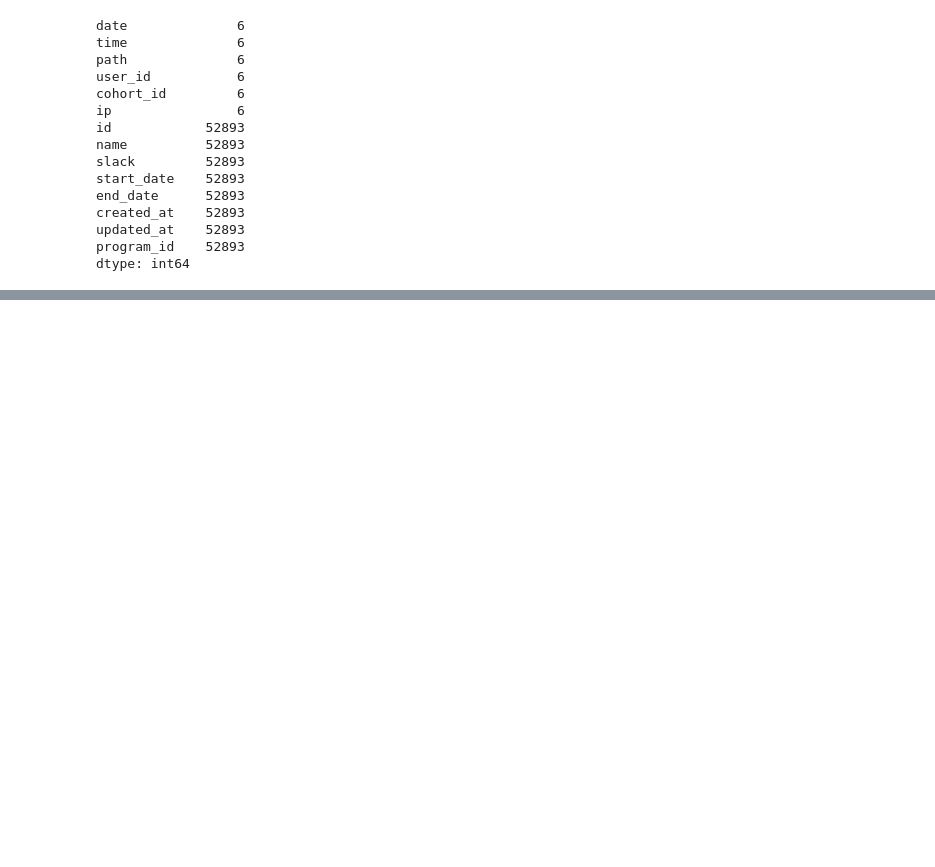
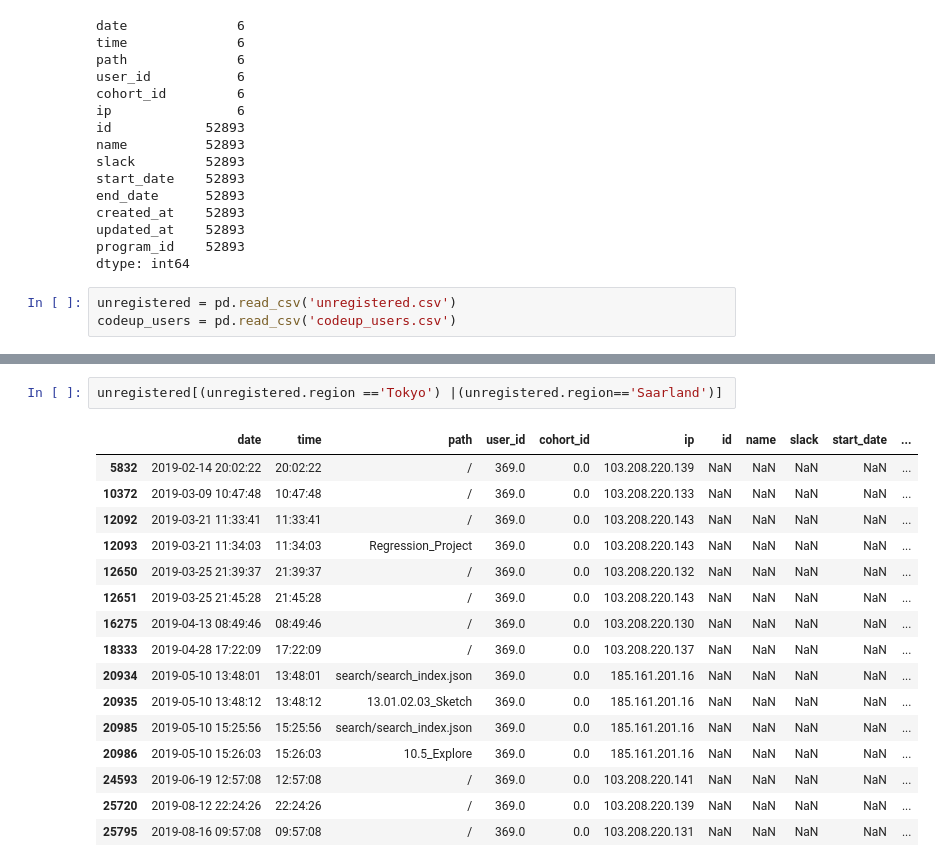
Before and after one commit to AACKV/anomaly_detection_project, a Jupyter notebook: Kyles_notebook.ipynb, the cells around one changed output, grey strips where cells are left out. Cells and saved outputs as stored; diff of their text form; blank space fills up the shorter version.

```diff
--- a/Kyles_notebook.ipynb
+++ b/Kyles_notebook.ipynb
@@ -1147,3 +1147,6 @@ created_at    52893
 updated_at    52893
 program_id    52893
 dtype: int64
+# %%
+unregistered = pd.read_csv('unregistered.csv')
+codeup_users = pd.read_csv('codeup_users.csv')
@@ -1149,0 +1261,19 @@ dtype: int64
+# %%
+unregistered[(unregistered.region =='Tokyo') |(unregistered.region=='Saarland')]
+# %% [output]
+|  | date | time | path | user_id | cohort_id | ip | id | name | slack | start_date | ... |
+| 5832 | 2019-02-14 20:02:22 | 20:02:22 | / | 369.0 | 0.0 | 103.208.220.139 | NaN | NaN | NaN | NaN | ... |
+| 10372 | 2019-03-09 10:47:48 | 10:47:48 | / | 369.0 | 0.0 | 103.208.220.133 | NaN | NaN | NaN | NaN | ... |
+| 12092 | 2019-03-21 11:33:41 | 11:33:41 | / | 369.0 | 0.0 | 103.208.220.143 | NaN | NaN | NaN | NaN | ... |
+| 12093 | 2019-03-21 11:34:03 | 11:34:03 | Regression_Project | 369.0 | 0.0 | 103.208.220.143 | NaN | NaN | NaN | NaN | ... |
+| 12650 | 2019-03-25 21:39:37 | 21:39:37 | / | 369.0 | 0.0 | 103.208.220.132 | NaN | NaN | NaN | NaN | ... |
+| 12651 | 2019-03-25 21:45:28 | 21:45:28 | / | 369.0 | 0.0 | 103.208.220.143 | NaN | NaN | NaN | NaN | ... |
+| 16275 | 2019-04-13 08:49:46 | 08:49:46 | / | 369.0 | 0.0 | 103.208.220.130 | NaN | NaN | NaN | NaN | ... |
+| 18333 | 2019-04-28 17:22:09 | 17:22:09 | / | 369.0 | 0.0 | 103.208.220.137 | NaN | NaN | NaN | NaN | ... |
+| 20934 | 2019-05-10 13:48:01 | 13:48:01 | search/search_index.json | 369.0 | 0.0 | 185.161.201.16 | NaN | NaN | NaN | NaN | ... |
+| 20935 | 2019-05-10 13:48:12 | 13:48:12 | 13.01.02.03_Sketch | 369.0 | 0.0 | 185.161.201.16 | NaN | NaN | NaN | NaN | ... |
+| 20985 | 2019-05-10 15:25:56 | 15:25:56 | search/search_index.json | 369.0 | 0.0 | 185.161.201.16 | NaN | NaN | NaN | NaN | ... |
+| 20986 | 2019-05-10 15:26:03 | 15:26:03 | 10.5_Explore | 369.0 | 0.0 | 185.161.201.16 | NaN | NaN | NaN | NaN | ... |
+| 24593 | 2019-06-19 12:57:08 | 12:57:08 | / | 369.0 | 0.0 | 103.208.220.141 | NaN | NaN | NaN | NaN | ... |
+| 25720 | 2019-08-12 22:24:26 | 22:24:26 | / | 369.0 | 0.0 | 103.208.220.139 | NaN | NaN | NaN | NaN | ... |
+| 25795 | 2019-08-16 09:57:08 | 09:57:08 | / | 369.0 | 0.0 | 103.208.220.131 | NaN | NaN | NaN | NaN | ... |
```
Also changed, not shown: parts of 16 cells of this notebook, 2 other files.
